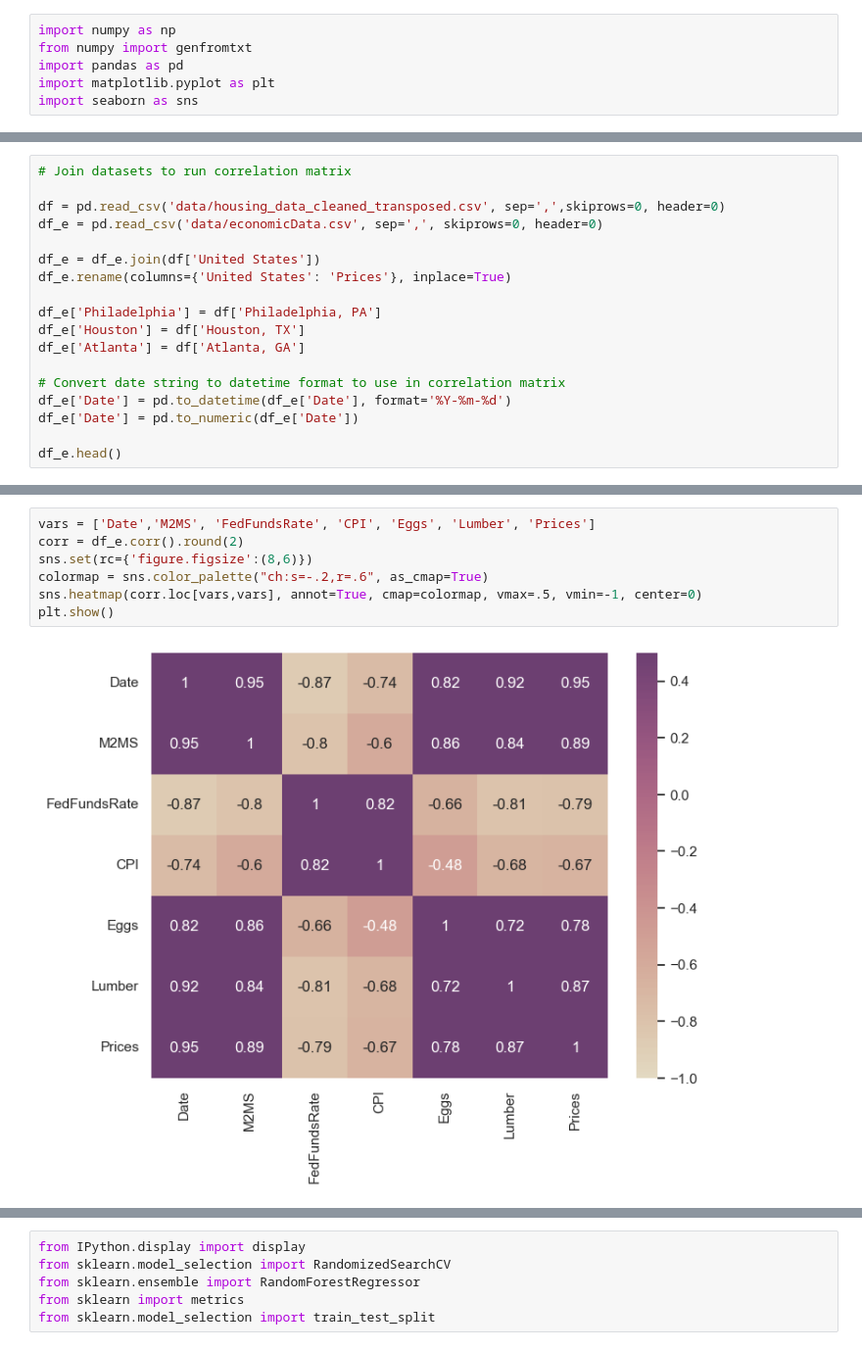
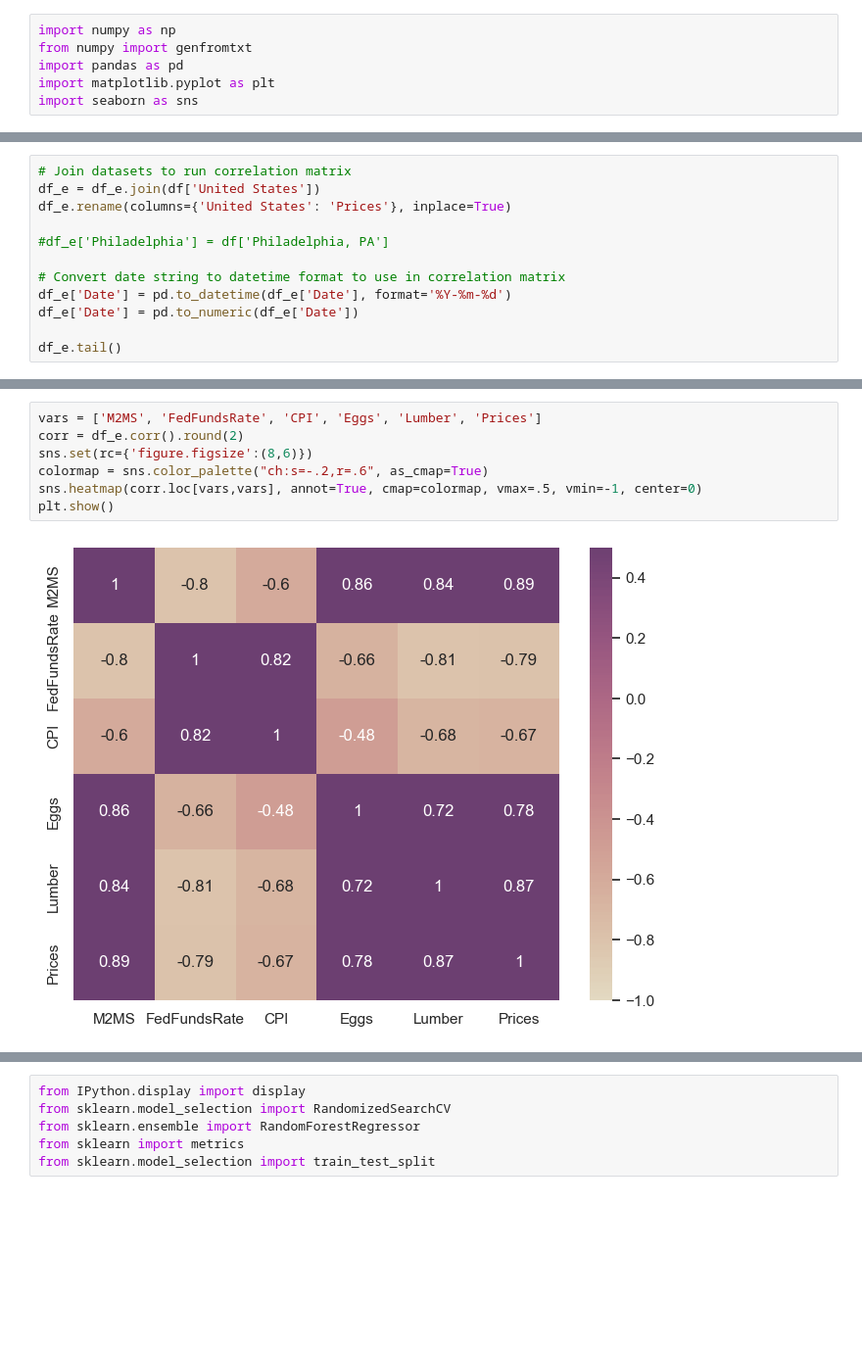
Before and after one commit to sullysbrain/wgu-c964-capstone, a Jupyter notebook: c951-task3.ipynb, the cells around one changed output, grey strips where cells are left out. Shown: that part at 98% size. Cells and saved outputs as stored; diff of their text form; blank space fills up the shorter version.

```diff
--- a/c951-task3.ipynb
+++ b/c951-task3.ipynb
@@ -35,19 +53,13 @@ plt.show()
 # %%
 # Join datasets to run correlation matrix
-
-df = pd.read_csv('data/housing_data_cleaned_transposed.csv', sep=',',skiprows=0, header=0)
-df_e = pd.read_csv('data/economicData.csv', sep=',', skiprows=0, header=0)
-
 df_e = df_e.join(df['United States'])
 df_e.rename(columns={'United States': 'Prices'}, inplace=True)
 
-df_e['Philadelphia'] = df['Philadelphia, PA']
-df_e['Houston'] = df['Houston, TX']
-df_e['Atlanta'] = df['Atlanta, GA']
+#df_e['Philadelphia'] = df['Philadelphia, PA']
 
 # Convert date string to datetime format to use in correlation matrix
 df_e['Date'] = pd.to_datetime(df_e['Date'], format='%Y-%m-%d')
 df_e['Date'] = pd.to_numeric(df_e['Date'])
 
-df_e.head()
+df_e.tail()
 # %% [output]
@@ -60,10 +72,10 @@ df_e.head()
 # %%
-vars = ['Date','M2MS', 'FedFundsRate', 'CPI', 'Eggs', 'Lumber', 'Prices']
+vars = ['M2MS', 'FedFundsRate', 'CPI', 'Eggs', 'Lumber', 'Prices']
 corr = df_e.corr().round(2)
 sns.set(rc={'figure.figsize':(8,6)})
 colormap = sns.color_palette("ch:s=-.2,r=.6", as_cmap=True)
 sns.heatmap(corr.loc[vars,vars], annot=True, cmap=colormap, vmax=.5, vmin=-1, center=0)
 plt.show()
 # %% [output]
-[figure, old version]
+[figure, new version]
 # %%
```
Also changed, not shown: parts of 9 cells of this notebook, 1 other file.
